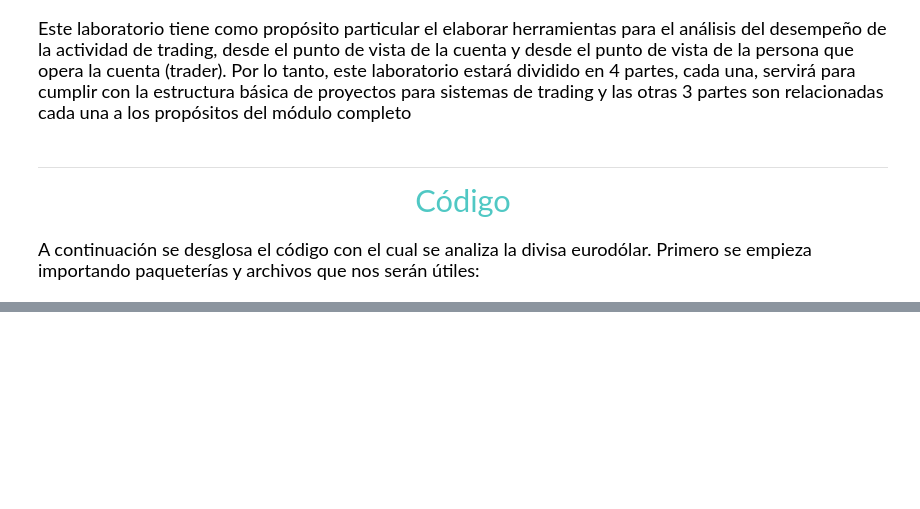
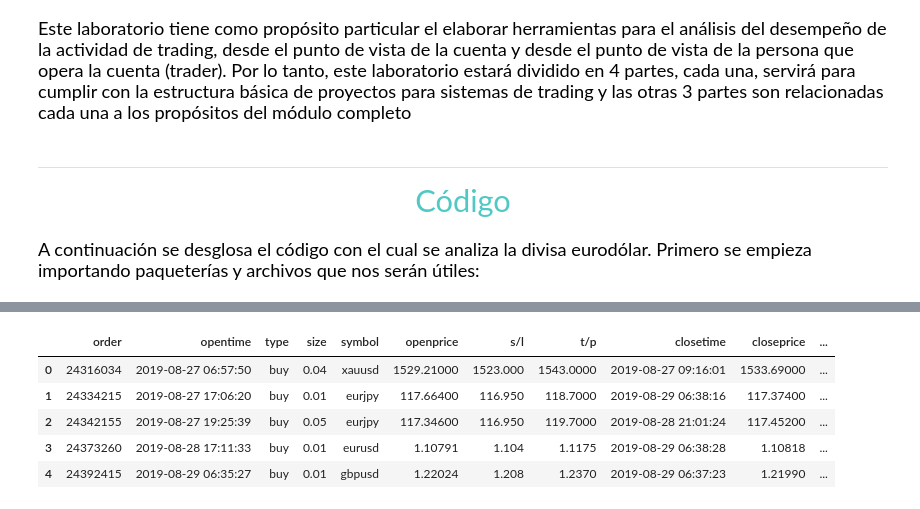
Before and after one commit to violetarcia/LAB_02_KVGH, a Jupyter notebook: LAB_02.ipynb, the cells around one changed output, grey strips where cells are left out. Cells and saved outputs as stored; diff of their text form; code cells hidden in the pictures; blank space fills up the shorter version.

```diff
--- a/LAB_02.ipynb
+++ b/LAB_02.ipynb
@@ -27,0 +36,15 @@ datos
+# %%
+# Agregar la columna de los tiempos
+fn.f_columnas_tiempos(data)
+
+# Agregar columna de pips
+fn.f_columna_pips(data)
+
+data.head()
+# %% [output]
+|  | order | opentime | type | size | symbol | openprice | s/l | t/p | closetime | closeprice | ... |
+| 0 | 24316034 | 2019-08-27 06:57:50 | buy | 0.04 | xauusd | 1529.21000 | 1523.000 | 1543.0000 | 2019-08-27 09:16:01 | 1533.69000 | ... |
+| 1 | 24334215 | 2019-08-27 17:06:20 | buy | 0.01 | eurjpy | 117.66400 | 116.950 | 118.7000 | 2019-08-29 06:38:16 | 117.37400 | ... |
+| 2 | 24342155 | 2019-08-27 19:25:39 | buy | 0.05 | eurjpy | 117.34600 | 116.950 | 119.7000 | 2019-08-28 21:01:24 | 117.45200 | ... |
+| 3 | 24373260 | 2019-08-28 17:11:33 | buy | 0.01 | eurusd | 1.10791 | 1.104 | 1.1175 | 2019-08-29 06:38:28 | 1.10818 | ... |
+| 4 | 24392415 | 2019-08-29 06:35:27 | buy | 0.01 | gbpusd | 1.22024 | 1.208 | 1.2370 | 2019-08-29 06:37:23 | 1.21990 | ... |
```
Also changed, not shown: parts of 12 cells of this notebook, 4 other files.
